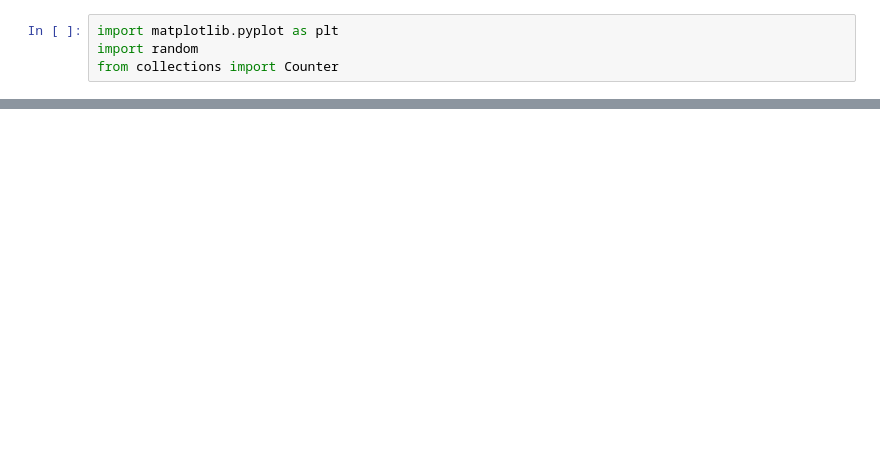
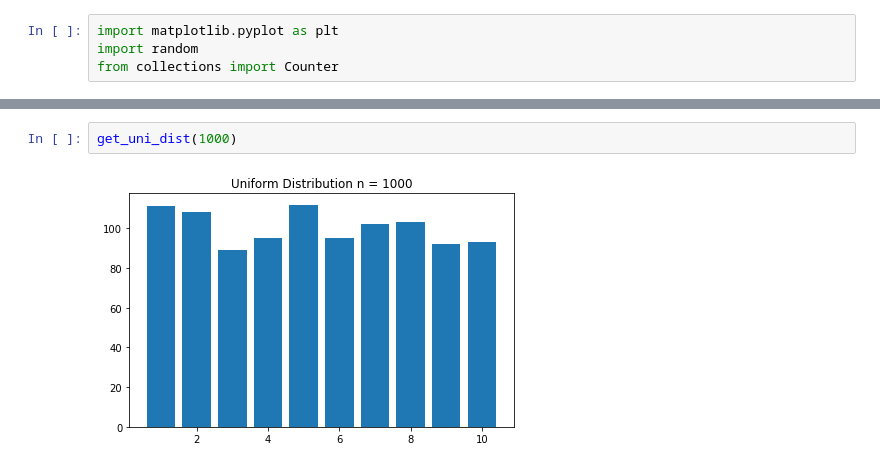
Before and after one commit to Johndsalas/code_katamari, a Jupyter notebook: uniform_distribution.ipynb, the cells around one changed output, grey strips where cells are left out. Saved outputs shown, nothing was run; the diff lists cells and outputs as text; blank space fills up the shorter version.

```diff
--- a/uniform_distribution.ipynb
+++ b/uniform_distribution.ipynb
@@ -46,0 +42,4 @@ plt.show()
+# %%
+get_uni_dist(1000)
+# %% [output]
+[figure, added]
```
Also changed, not shown: parts of 9 cells of this notebook.
